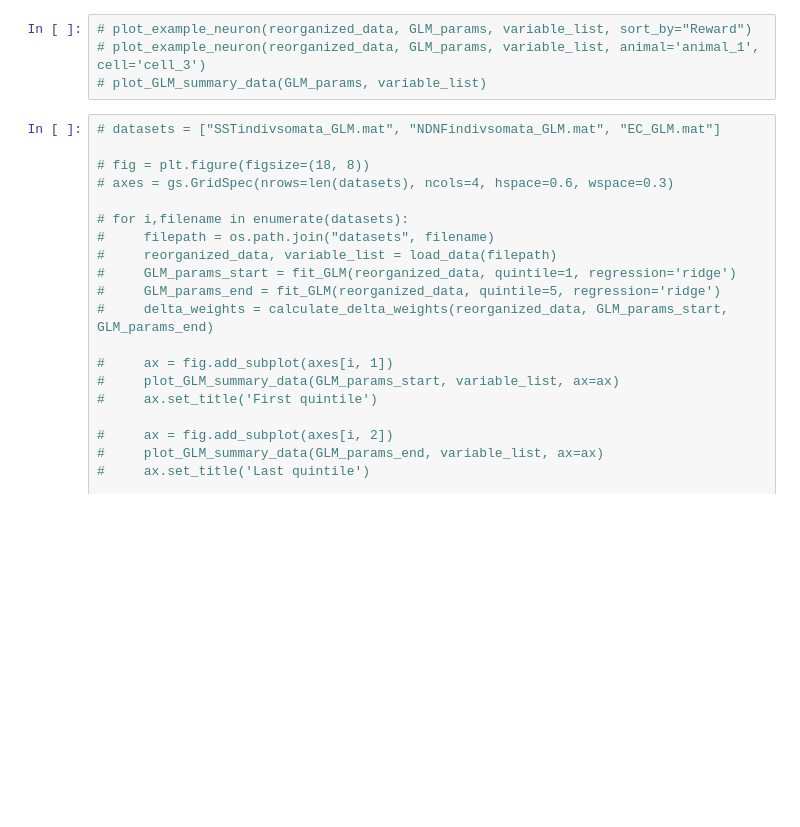
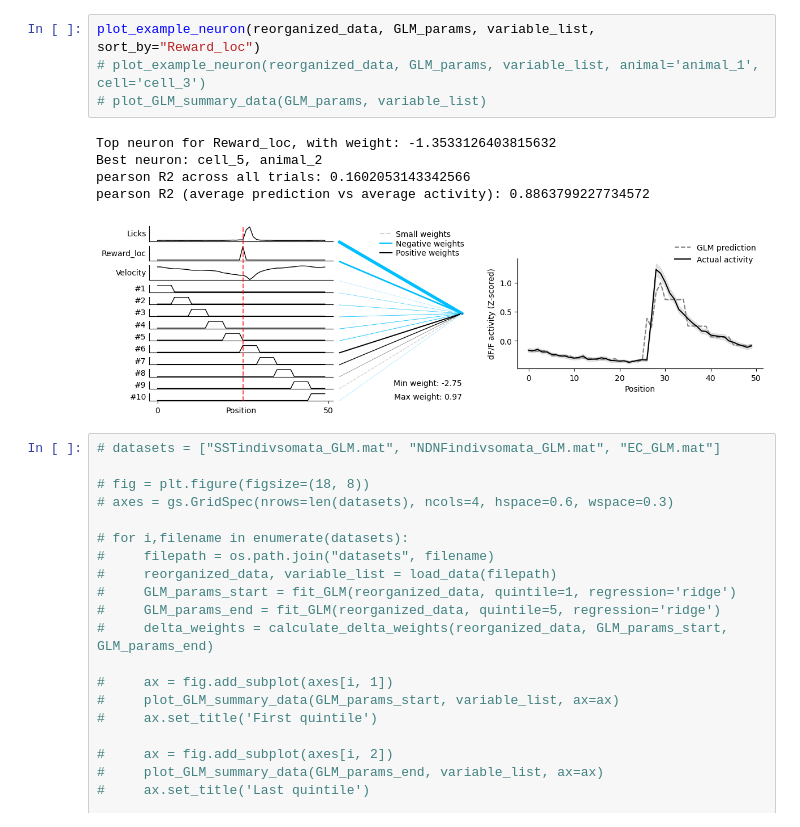
Before and after one commit to Milstein-Lab/CA1-interneuron-GLM, a Jupyter notebook: notebooks/GLM_analysis_scratchpad2.ipynb, the cells around one changed output. Saved outputs shown, nothing was run; the diff lists cells and outputs as text; blank space fills up the shorter version.

```diff
--- a/notebooks/GLM_analysis_scratchpad2.ipynb
+++ b/notebooks/GLM_analysis_scratchpad2.ipynb
@@ -42,7 +37,13 @@ pearson R2 average: 0.9854873346065469
 # %%
-# plot_example_neuron(reorganized_data, GLM_params, variable_list, sort_by="Reward")
+plot_example_neuron(reorganized_data, GLM_params, variable_list, sort_by="Reward_loc")
 # plot_example_neuron(reorganized_data, GLM_params, variable_list, animal='animal_1', cell='cell_3')
 # plot_GLM_summary_data(GLM_params, variable_list)
+# %% [output]
+Top neuron for Reward_loc, with weight: -1.3533126403815632
+Best neuron: cell_5, animal_2
+pearson R2 across all trials: 0.1602053143342566
+pearson R2 (average prediction vs average activity): 0.8863799227734572
+[figure, added]
 # %%
 # datasets = ["SSTindivsomata_GLM.mat", "NDNFindivsomata_GLM.mat", "EC_GLM.mat"]
 
```
Also changed, not shown: parts of 10 cells of this notebook, 3 other files.
